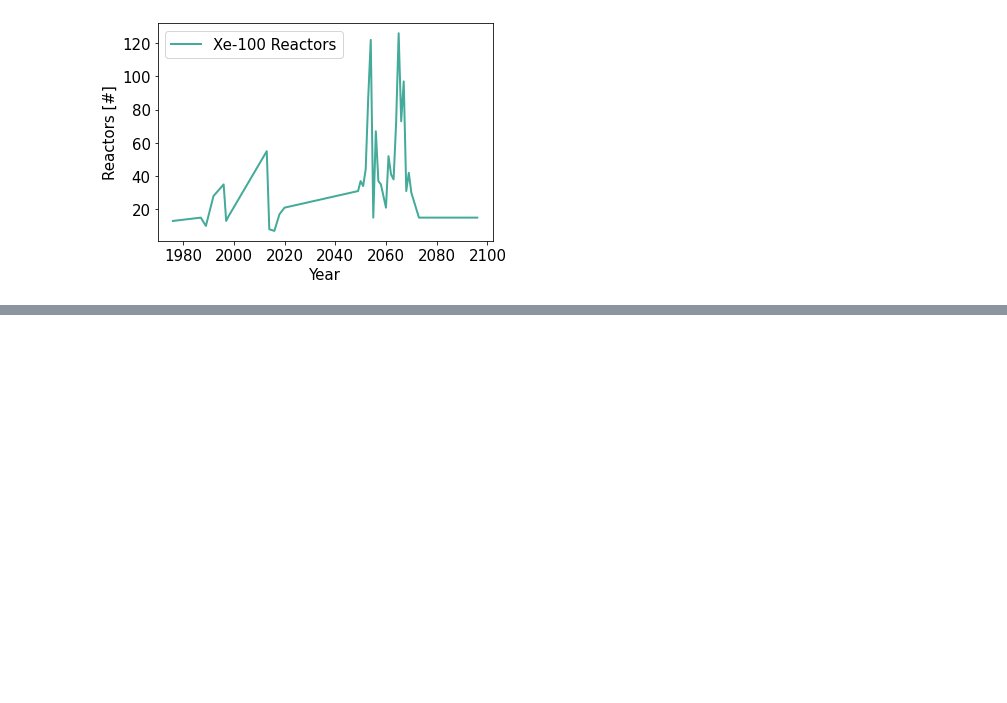
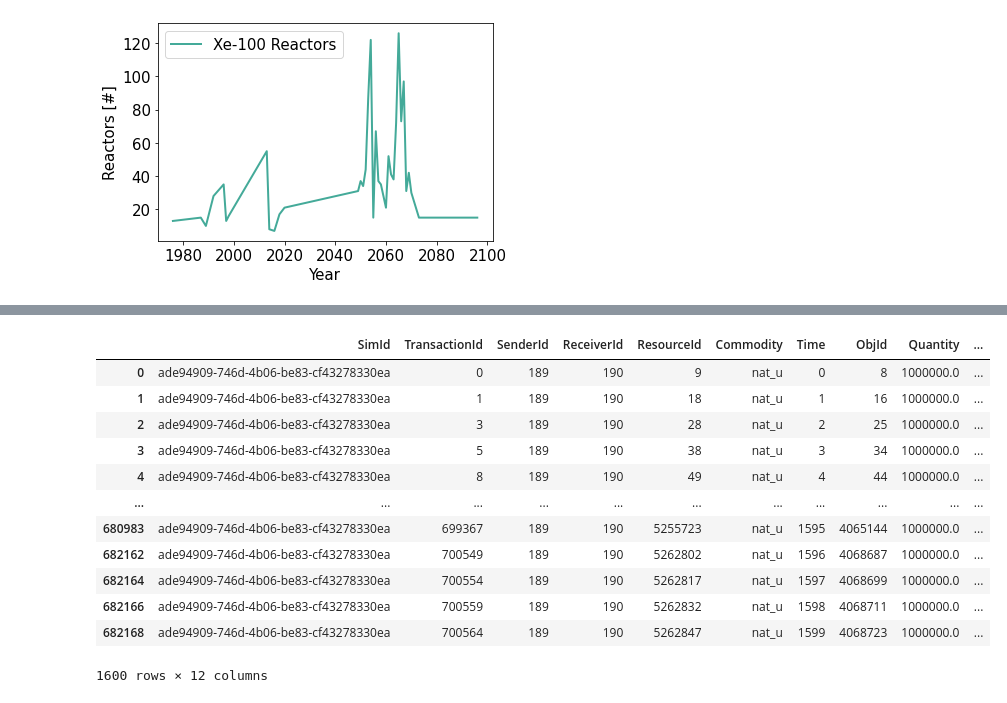
Before and after one commit to nsryan2/transition-scenarios, a Jupyter notebook: input/npre480/rud_triso_analysis.ipynb, the cells around one changed output, grey strips where cells are left out. Cells and saved outputs as stored; diff of their text form; code cells hidden in the pictures; blank space fills up the shorter version.

```diff
--- a/input/npre480/rud_triso_analysis.ipynb
+++ b/input/npre480/rud_triso_analysis.ipynb
@@ -377,0 +449,16 @@ plt.savefig('num_xe100s_deployed.pdf', bbox_inches='tight')
+# %%
+leave_fuelfab
+# %% [output]
+|  | SimId | TransactionId | SenderId | ReceiverId | ResourceId | Commodity | Time | ObjId | Quantity | ... |
+| 0 | ade94909-746d-4b06-be83-cf43278330ea | 0 | 189 | 190 | 9 | nat_u | 0 | 8 | 1000000.0 | ... |
+| 1 | ade94909-746d-4b06-be83-cf43278330ea | 1 | 189 | 190 | 18 | nat_u | 1 | 16 | 1000000.0 | ... |
+| 2 | ade94909-746d-4b06-be83-cf43278330ea | 3 | 189 | 190 | 28 | nat_u | 2 | 25 | 1000000.0 | ... |
+| 3 | ade94909-746d-4b06-be83-cf43278330ea | 5 | 189 | 190 | 38 | nat_u | 3 | 34 | 1000000.0 | ... |
+| 4 | ade94909-746d-4b06-be83-cf43278330ea | 8 | 189 | 190 | 49 | nat_u | 4 | 44 | 1000000.0 | ... |
+| ... | ... | ... | ... | ... | ... | ... | ... | ... | ... | ... |
+| 680983 | ade94909-746d-4b06-be83-cf43278330ea | 699367 | 189 | 190 | 5255723 | nat_u | 1595 | 4065144 | 1000000.0 | ... |
+| 682162 | ade94909-746d-4b06-be83-cf43278330ea | 700549 | 189 | 190 | 5262802 | nat_u | 1596 | 4068687 | 1000000.0 | ... |
+| 682164 | ade94909-746d-4b06-be83-cf43278330ea | 700554 | 189 | 190 | 5262817 | nat_u | 1597 | 4068699 | 1000000.0 | ... |
+| 682166 | ade94909-746d-4b06-be83-cf43278330ea | 700559 | 189 | 190 | 5262832 | nat_u | 1598 | 4068711 | 1000000.0 | ... |
+| 682168 | ade94909-746d-4b06-be83-cf43278330ea | 700564 | 189 | 190 | 5262847 | nat_u | 1599 | 4068723 | 1000000.0 | ... |
+1600 rows × 12 columns
```
Also changed, not shown: parts of 15 cells of this notebook, 7 other files.
